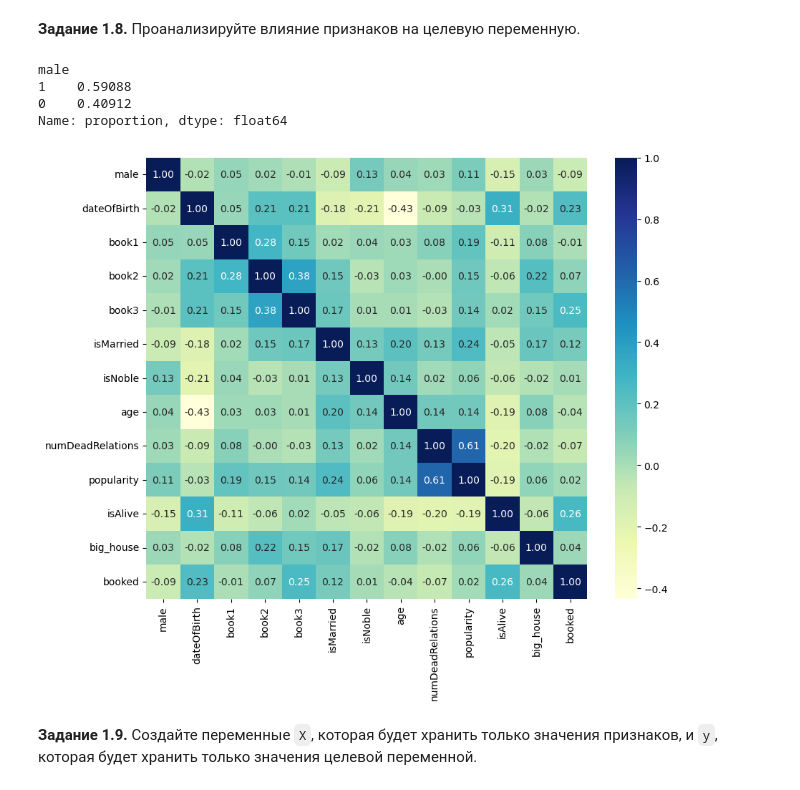
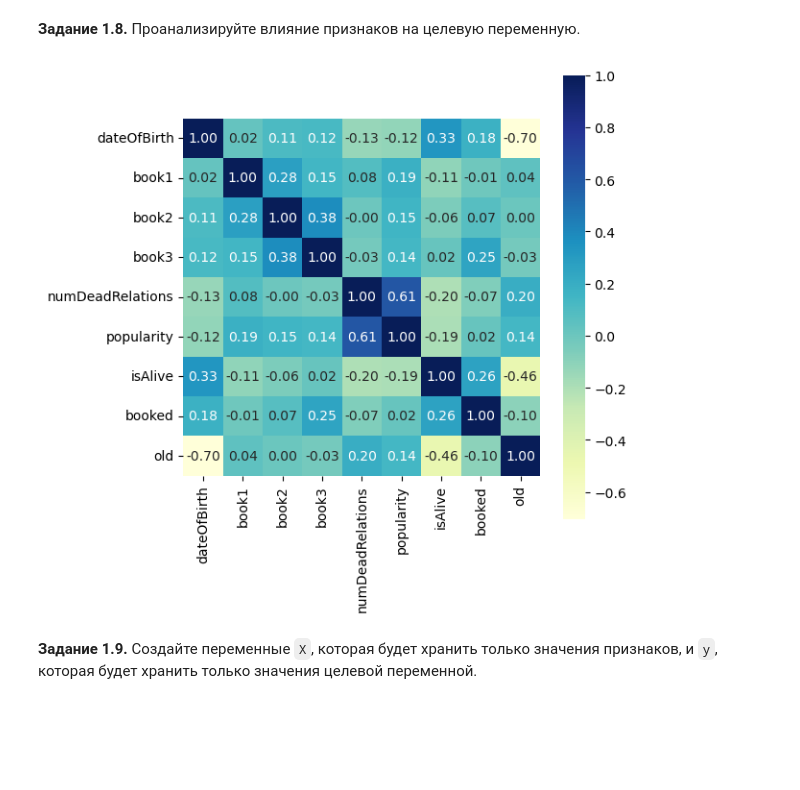
Before and after one commit to saitaro/dl-course, a Jupyter notebook: lesson_3_basics/homework_3_got.ipynb, the cells around one changed output. Cells and saved outputs as stored; diff of their text form; code cells hidden in the pictures; blank space fills up the shorter version.

```diff
--- a/lesson_3_basics/homework_3_got.ipynb
+++ b/lesson_3_basics/homework_3_got.ipynb
@@ -110,9 +109,12 @@ df = pd.read_csv('game_of_thrones_train.csv', index_col='S.No')
 
 Проанализируйте, если в колонках NaN значения. Если есть, примите решение, как вы их будете обрабатывать. Вы можете либо удалить их, либо заполнить каким нибудь значением (например, медианой или модой).
 # %%
-df['dateOfBirth'] = df.dateOfBirth.fillna(df.dateOfBirth.mean())
-df['age'] = df['age'].fillna(18)
-# df['age'] = df['age'].fillna(df['age'].median())
+def fillnas(df: pd.DataFrame) -> None:
+    df['dateOfBirth'] = df.dateOfBirth.fillna(df.dateOfBirth.quantile(0.5))
+    df['age'] = df['age'].fillna(40)
+
+fillnas(df)
+fillnas(df_test)
 # %% [markdown]
 **Задание 1.4.** Создайте новые признаки.
 * Создайте признак isPopular. У вас есть в таблице признак popularity score, поставьте какой то порог, например, 0.5, и пусть те персонажи, у которых popularity score меньше 0.5, непопулярны, т.е. isPopular = 0. Если же выше 0.5, тогда пусть isPopular=1.
@@ -160,11 +123,2 @@ df.popularity.hist()
 # %% [markdown]
 **Задание 1.5.** Проанализируйте, какие столбцы являются существенными и влияют на предсказание, а какие нет. Удалите ненужные столбцы по вашему мнению.
-# %%
-house_counts = df.house.value_counts()
-big_houses = house_counts[house_counts >= 3].index
-
-df['big_house'] = df.house.isin(big_houses).astype(int)
-# df['has_heir'] = df.heir.notna().astype(int)
-
-# TO TRY:
-# REMOVE dateOfBirth
@@ -221,19 +236,8 @@ df.drop(columns=COLUMNS_TO_DROP, inplace=True)
-# %%
-# from sklearn.utils.class_weight import compute_class_weight
-
-# class_weights = compute_class_weight(class_weight='balanced', classes=np.unique(df['male']), y=df['male'])
-# class_weights_dict = dict(zip(np.unique(df['male']), class_weights))
-df.male.value_counts(normalize=True)
-# %% [output]
-male
-1    0.59088
-0    0.40912
-Name: proportion, dtype: float64
 # %%
-plt.figure(figsize=(10, 8))
+plt.figure(figsize=(6, 6))
 sns.heatmap(df.corr(), cmap="YlGnBu", fmt=".2f", annot=True, square=True);
 # %% [output]
-[figure, old version]
+[figure, new version]
 # %% [markdown]
 **Задание 1.9.** Создайте переменные `X`, которая будет хранить только значения признаков, и `y`, которая будет хранить только значения целевой переменной.
 # %%
```
Also changed, not shown: parts of 61 cells of this notebook, 3 other files.
